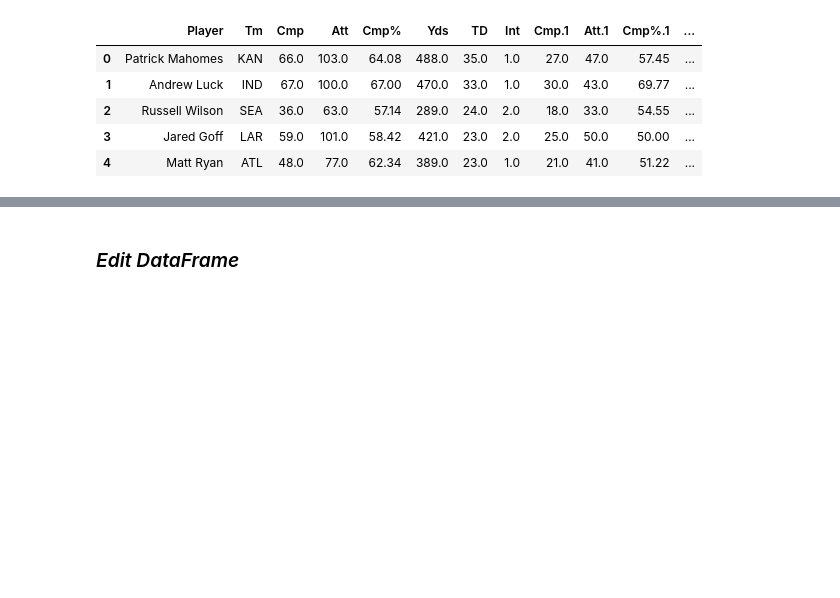
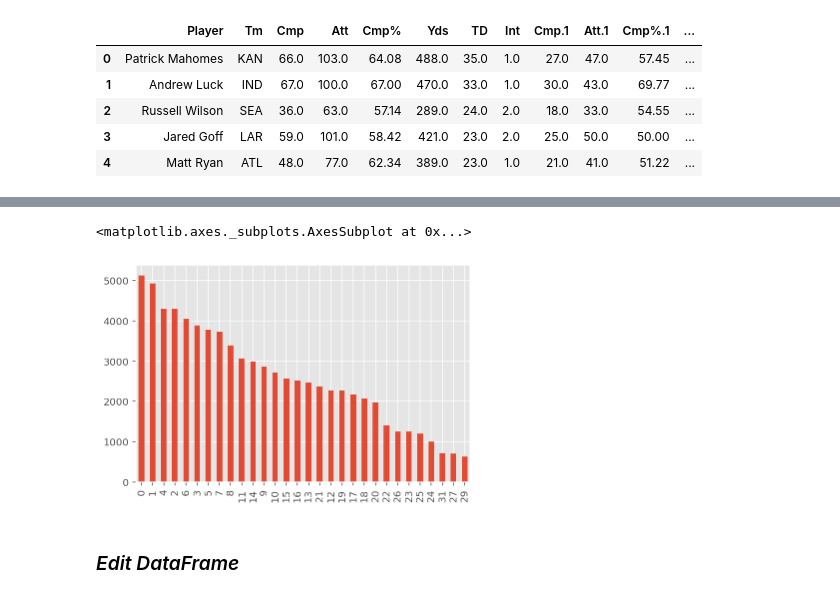
Before and after one commit to Jearny58/projects, a Jupyter notebook: fantasy-football/data_wrangling-playground.ipynb, the cells around one changed output, grey strips where cells are left out. Drawn from its saved outputs; the diff is of its cells as text; code cells hidden in the pictures; blank space fills up the shorter version.

```diff
--- a/fantasy-football/data_wrangling-playground.ipynb
+++ b/fantasy-football/data_wrangling-playground.ipynb
@@ -120,3 +357,8 @@ redzone_passing_df = redzone_passing_df.drop(labels='Link', axis=1); redzone_pas
+# %%
+test_merge_df.sort_values(by='Passing_yds', ascending=False)['Passing_yds'][0:30].plot(kind='bar', x='Player')
+# %% [output]
+<matplotlib.axes._subplots.AxesSubplot at 0x...>
+[figure, added]
 # %% [markdown]
 ### _Edit DataFrame_
 # %%
```
Also changed, not shown: parts of 28 cells of this notebook.
